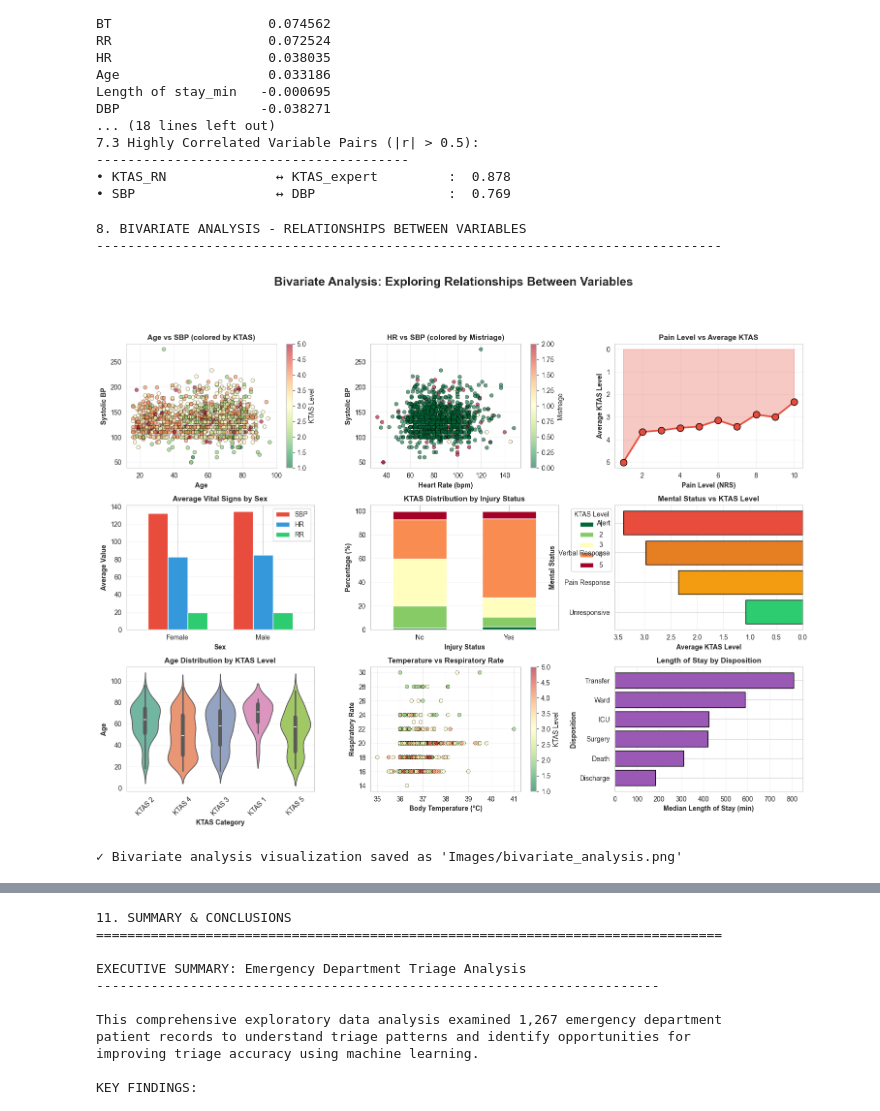
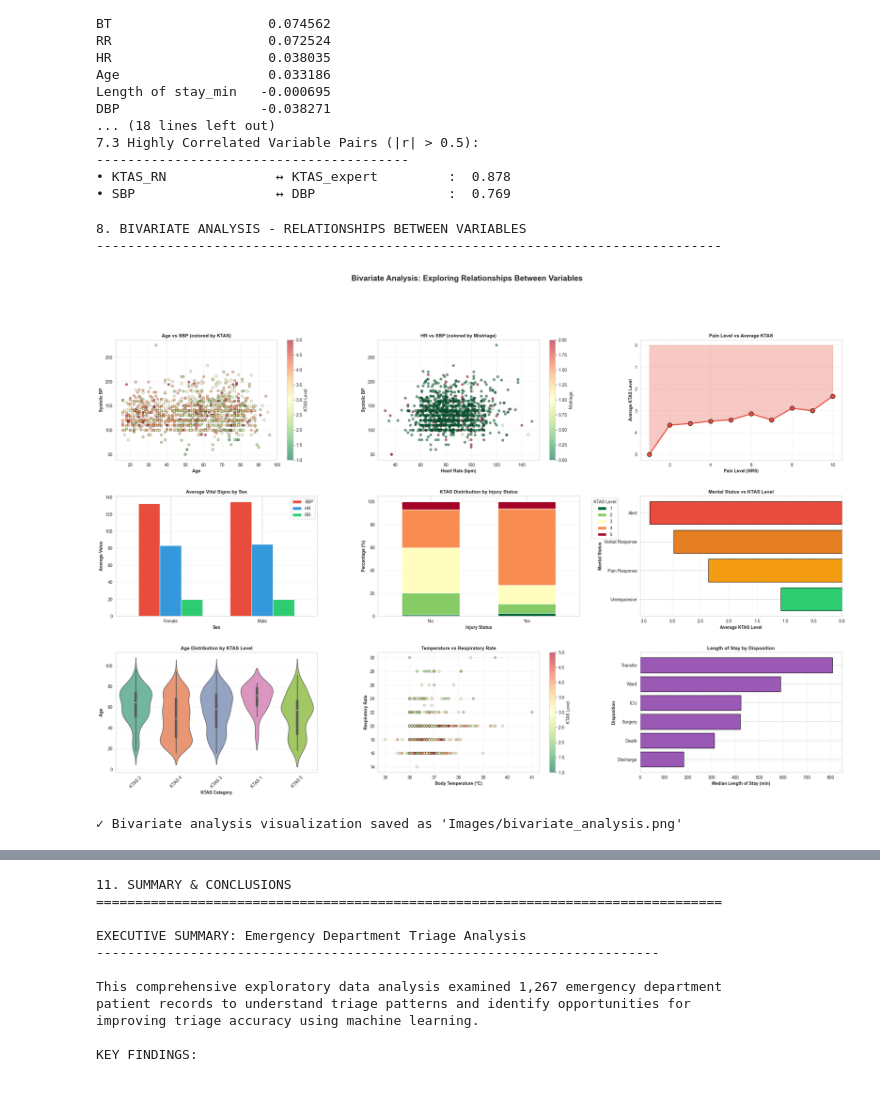
Before and after one commit to JZembower/ML-Triage-Process, a Jupyter notebook: 01_eda.ipynb, the cells around one changed output, grey strips where cells are left out. Cells and saved outputs as stored; diff of their text form; code cells hidden in the pictures.

Commit message:
adding feature analysis and images udpated

```diff
--- a/01_eda.ipynb
+++ b/01_eda.ipynb
@@ -617,7 +709,7 @@ print("\n8. BIVARIATE ANALYSIS - RELATIONSHIPS BETWEEN VARIABLES")
 print("-"*80)
 
 # Create comprehensive bivariate analysis
-fig = plt.figure(figsize=(18, 12))
+fig = plt.figure(figsize=(30, 18))
 gs = fig.add_gridspec(3, 3, hspace=0.3, wspace=0.3)
 
 # 1. Age vs Vital Signs Scatter
@@ -701,34 +793,34 @@ ax7.grid(axis='y', alpha=0.3)
 ax8 = fig.add_subplot(gs[2, 1])
 scatter3 = ax8.scatter(df['BT'], df['RR'], c=df['KTAS_RN'], cmap='RdYlGn_r',
                        alpha=0.6, s=30, edgecolors='black', linewidth=0.5)
 ax8.set_xlabel('Body Temperature (°C)', fontsize=10, fontweight='bold')
 ax8.set_ylabel('Respiratory Rate', fontsize=10, fontweight='bold')
 ax8.set_title('Temperature vs Respiratory Rate', fontsize=11, fontweight='bold')
 plt.colorbar(scatter3, ax=ax8, label='KTAS Level')
 ax8.grid(alpha=0.3)
 
 # 9. Length of Stay by Disposition
 ax9 = fig.add_subplot(gs[2, 2])
 disposition_map = {1: 'Discharge', 2: 'Ward', 3: 'ICU', 4: 'Discharge', 5: 'Transfer', 6: 'Death', 7: 'Surgery'}
 df['Disposition_Label'] = df['Disposition'].map(disposition_map)
 los_disp = df.groupby('Disposition_Label')['Length of stay_min'].median().sort_values()
 ax9.barh(los_disp.index, los_disp.values, color='#9B59B6', edgecolor='black', linewidth=1)
 ax9.set_xlabel('Median Length of Stay (min)', fontsize=10, fontweight='bold')
 ax9.set_ylabel('Disposition', fontsize=10, fontweight='bold')
 ax9.set_title('Length of Stay by Disposition', fontsize=11, fontweight='bold')
 ax9.grid(axis='x', alpha=0.3)
 
 fig.suptitle('Bivariate Analysis: Exploring Relationships Between Variables',
              fontsize=18, fontweight='bold', y=0.995)
 
 plt.savefig('Images/bivariate_analysis.png', dpi=300, bbox_inches='tight')
 plt.show()
 
 print("\n✓ Bivariate analysis visualization saved as 'Images/bivariate_analysis.png'")
 # %% [output]
 8. BIVARIATE ANALYSIS - RELATIONSHIPS BETWEEN VARIABLES
 --------------------------------------------------------------------------------
-[figure, old version]
+[figure, new version]
 ✓ Bivariate analysis visualization saved as 'Images/bivariate_analysis.png'
 # %%
 def clean_numeric(series):
```
Also changed, not shown: parts of 6 cells of this notebook, 5 other files.
